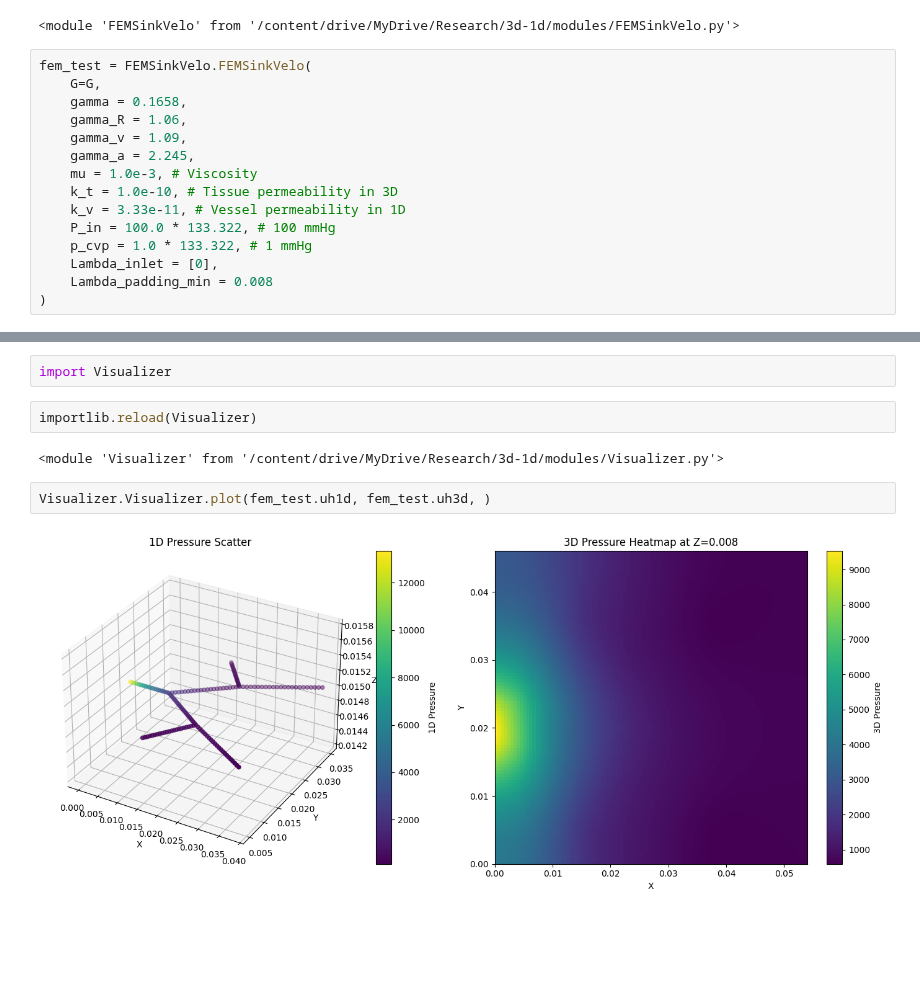
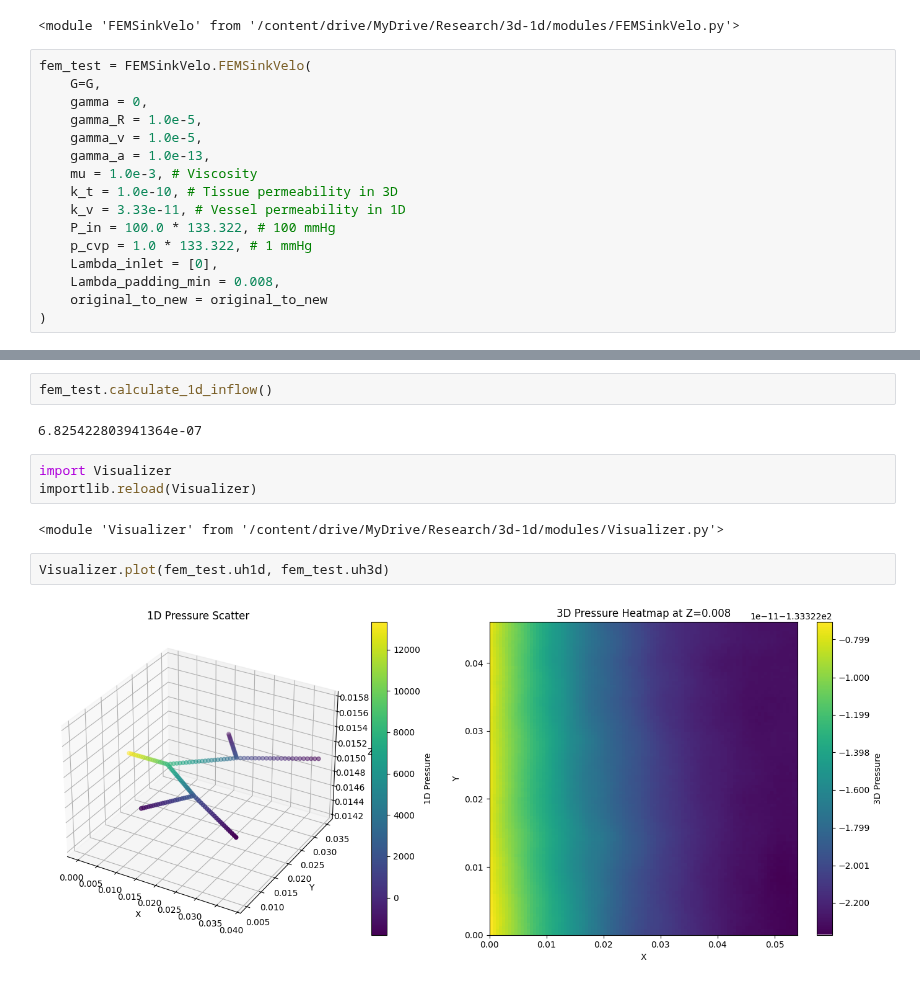
Before and after one commit to isosafrasaurus/multihepatic, a Jupyter notebook: 3D1D.ipynb, the cells around one changed output, grey strips where cells are left out. Saved outputs shown, nothing was run; the diff lists cells and outputs as text; blank space fills up the shorter version.

```diff
--- a/3D1D.ipynb
+++ b/3D1D.ipynb
@@ -176,16 +125,17 @@ importlib.reload(FEMSinkVelo)
 # %%
 fem_test = FEMSinkVelo.FEMSinkVelo(
     G=G,
-    gamma = 0.1658,
-    gamma_R = 1.06,
-    gamma_v = 1.09,
-    gamma_a = 2.245,
+    gamma = 0,
+    gamma_R = 1.0e-5,
+    gamma_v = 1.0e-5,
+    gamma_a = 1.0e-13,
     mu = 1.0e-3, # Viscosity
     k_t = 1.0e-10, # Tissue permeability in 3D
     k_v = 3.33e-11, # Vessel permeability in 1D
     P_in = 100.0 * 133.322, # 100 mmHg
     p_cvp = 1.0 * 133.322, # 1 mmHg
     Lambda_inlet = [0],
-    Lambda_padding_min = 0.008
+    Lambda_padding_min = 0.008,
+    original_to_new = original_to_new
 )
 # %% [output]
@@ -193,10 +251,13 @@ Applied BC! Non-empty list
+# %%
+fem_test.calculate_1d_inflow()
+# %% [output]
+6.825422803941364e-07
 # %%
 import Visualizer
+importlib.reload(Visualizer)
+# %% [output]
+<module 'Visualizer' from '/content/drive/MyDrive/Research/3d-1d/modules/Visualizer.py'>
-# %%
-importlib.reload(Visualizer)
-# %% [output]
-<module 'Visualizer' from '/content/drive/MyDrive/Research/3d-1d/modules/Visualizer.py'>
 # %%
-Visualizer.Visualizer.plot(fem_test.uh1d, fem_test.uh3d, )
+Visualizer.plot(fem_test.uh1d, fem_test.uh3d)
 # %% [output]
-[figure, old version]
+[figure, new version]
```
Also changed, not shown: parts of 10 cells of this notebook.
